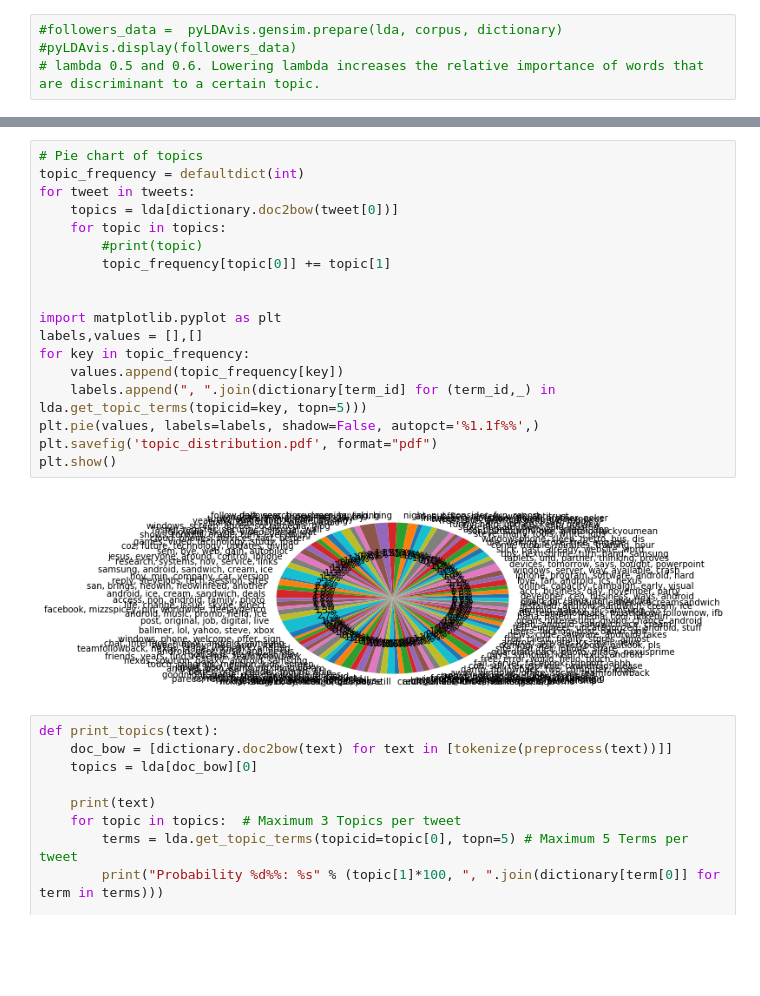
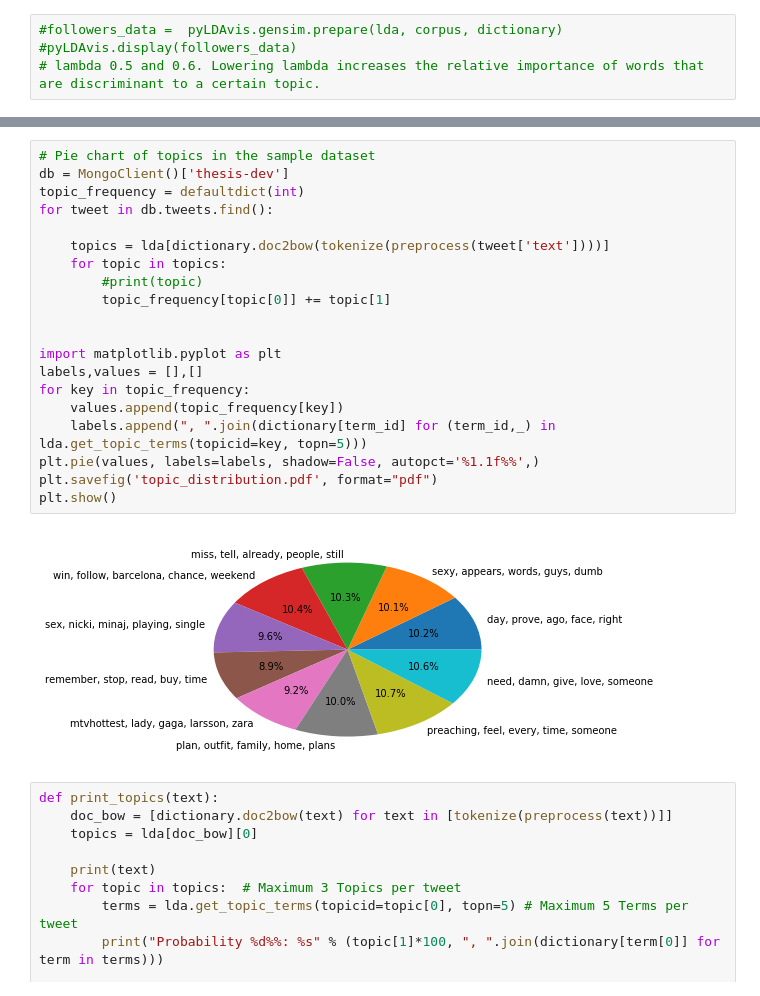
Before and after one commit to ClaasM/Bachelors-Thesis, a Jupyter notebook: notebooks/topic_modeling/LDA.ipynb, the cells around one changed output, grey strips where cells are left out. Cells and saved outputs as stored; diff of their text form; blank space fills up the shorter version.

Commit message:
Fixed smoothie chart bug and wrote some

```diff
--- a/notebooks/topic_modeling/LDA.ipynb
+++ b/notebooks/topic_modeling/LDA.ipynb
@@ -87,23 +87,25 @@ plt.show()
 # %%
-# Pie chart of topics
+# Pie chart of topics in the sample dataset
+db = MongoClient()['thesis-dev']
 topic_frequency = defaultdict(int)
-for tweet in tweets:
-    topics = lda[dictionary.doc2bow(tweet[0])]
+for tweet in db.tweets.find():
+
+    topics = lda[dictionary.doc2bow(tokenize(preprocess(tweet['text'])))]
     for topic in topics:
         #print(topic)
         topic_frequency[topic[0]] += topic[1]
 
 
 import matplotlib.pyplot as plt
 labels,values = [],[]
 for key in topic_frequency:
     values.append(topic_frequency[key])
     labels.append(", ".join(dictionary[term_id] for (term_id,_) in lda.get_topic_terms(topicid=key, topn=5)))
 plt.pie(values, labels=labels, shadow=False, autopct='%1.1f%%',)
 plt.savefig('topic_distribution.pdf', format="pdf")
 plt.show()
 # %% [output]
-[figure, old version]
+[figure, new version]
 # %%
 def print_topics(text):
     doc_bow = [dictionary.doc2bow(text) for text in [tokenize(preprocess(text))]]
```
Also changed, not shown: parts of 1 cell of this notebook, 11 other files.
